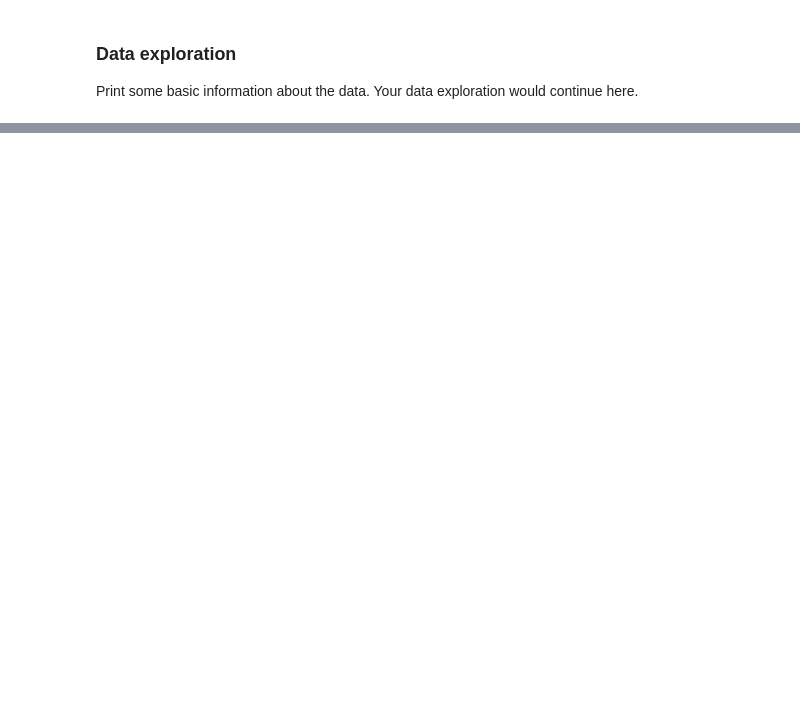
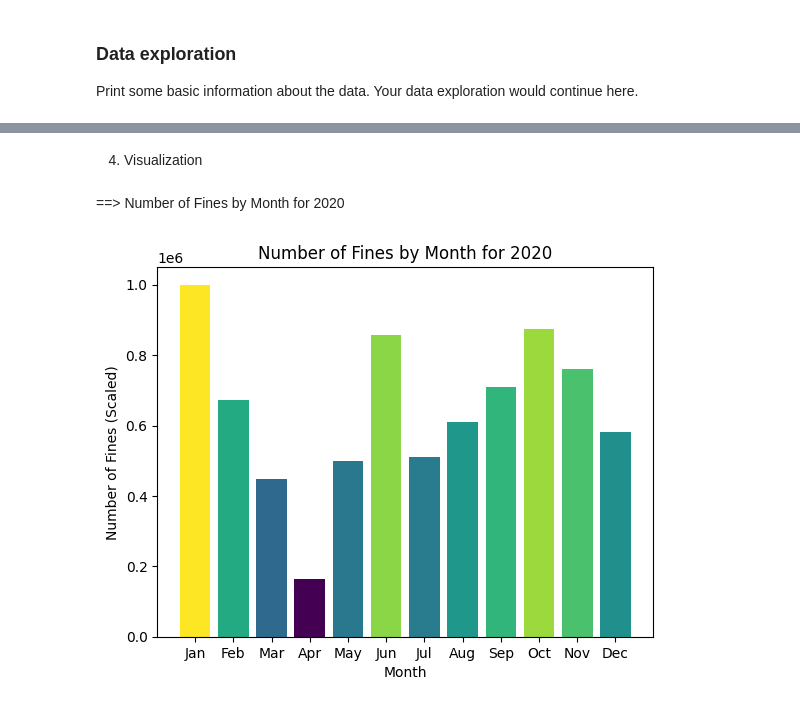
Before and after one commit to Shagun-Shah/2023-amse-template, a Jupyter notebook: exploration.ipynb, the cells around one changed output, grey strips where cells are left out. Drawn from its saved outputs; the diff is of its cells as text; code cells hidden in the pictures; blank space fills up the shorter version.

Commit message:
Updated Data Exploratory Analysis

```diff
--- a/exploration.ipynb
+++ b/exploration.ipynb
@@ -51,21 +52,3 @@ csv_df_2021.head(10)
 # %% [markdown]
 ### Data exploration
 Print some basic information about the data. Your data exploration would continue here.
-# %%
-#Data Source 1
-
-print("Basic info : Data Source 1\n")
-csv_df_2020 = pd.DataFrame(csv_df_2020)
-print(csv_df_2020.info())
-rows, columns = csv_df_2020.shape
-print("\nNumber of rows:", rows)
-print("Number of columns:", columns)
-
-#Data Source 2
-
-print("\nBasic info : Data Source 2\n")
-csv_df_2021 = pd.DataFrame(csv_df_2021)
-print(csv_df_2021.info())
-rows, columns = csv_df_2021.shape
-print("\nNumber of rows:", rows)
-print("Number of columns:", columns)
@@ -89,0 +123,43 @@ Number of columns: 6
+# %% [markdown]
+4. Visualization
+# %% [markdown]
+==> Number of Fines by Month for 2020
+# %%
+import pandas as pd
+import matplotlib.pyplot as plt
+from matplotlib.cm import get_cmap
+
+# Assuming 'csv_df_2020' is the dataset variable containing the data
+
+# Assuming 'TATTAG' column contains the date information in the format "dd.mm.yyyy"
+csv_df_2020['TATTAG'] = pd.to_datetime(csv_df_2020['TATTAG'], format="%d.%m.%Y")
+csv_df_2020['month'] = csv_df_2020['TATTAG'].dt.month
+
+# Convert 'GELDBUSSE' column to numeric data type
+csv_df_2020['GELDBUSSE'] = pd.to_numeric(csv_df_2020['GELDBUSSE'], errors='coerce')
+
+# Group by month and sum the number of fines
+monthly_fines = csv_df_2020.groupby('month')['GELDBUSSE'].sum()
+
+# Determine a scaling factor
+scaling_factor = monthly_fines.max() / 10**6
+
+# Divide the values by the scaling factor
+monthly_fines_scaled = monthly_fines / scaling_factor
+
+# Get a colormap and normalize the data
+cmap = plt.colormaps['viridis']
+norm = plt.Normalize(vmin=monthly_fines_scaled.min(), vmax=monthly_fines_scaled.max())
+
+# Generate an array of colors for each bar
+colors = [cmap(norm(x)) for x in monthly_fines_scaled]
+
+# Plot the bar chart
+plt.bar(monthly_fines_scaled.index, monthly_fines_scaled.values, color=colors)
+plt.xlabel('Month')
+plt.ylabel('Number of Fines (Scaled)')
+plt.title('Number of Fines by Month for 2020')
+plt.xticks(range(1, 13), ['Jan', 'Feb', 'Mar', 'Apr', 'May', 'Jun', 'Jul', 'Aug', 'Sep', 'Oct', 'Nov', 'Dec'])
+plt.show()
+# %% [output]
+[figure, added]
```
Also changed, not shown: parts of 14 cells of this notebook.
